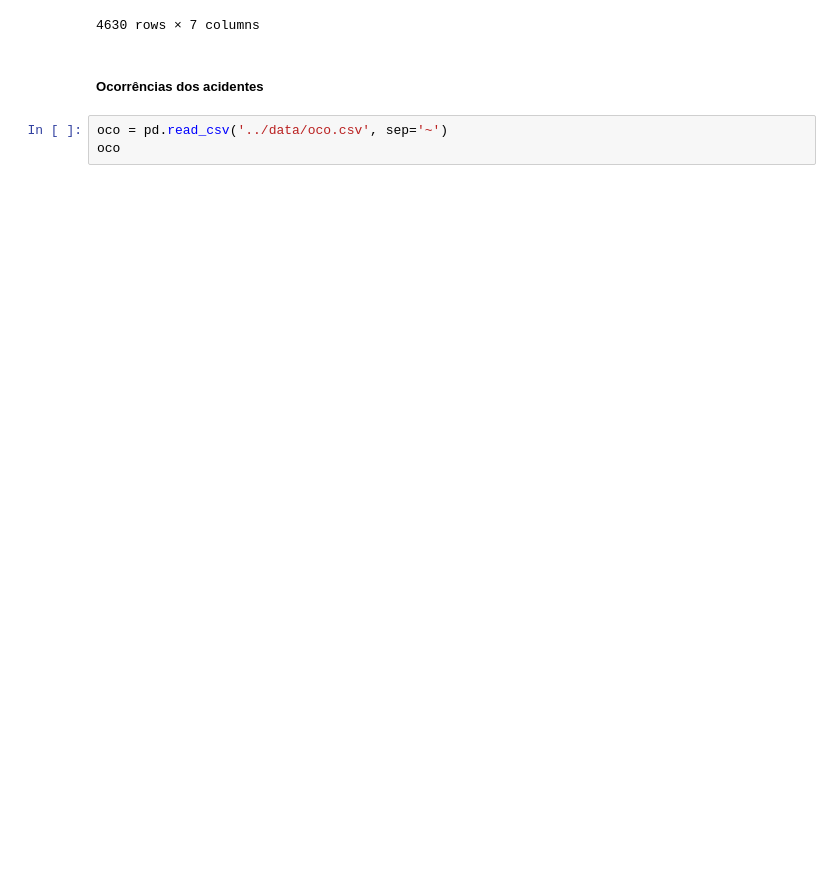
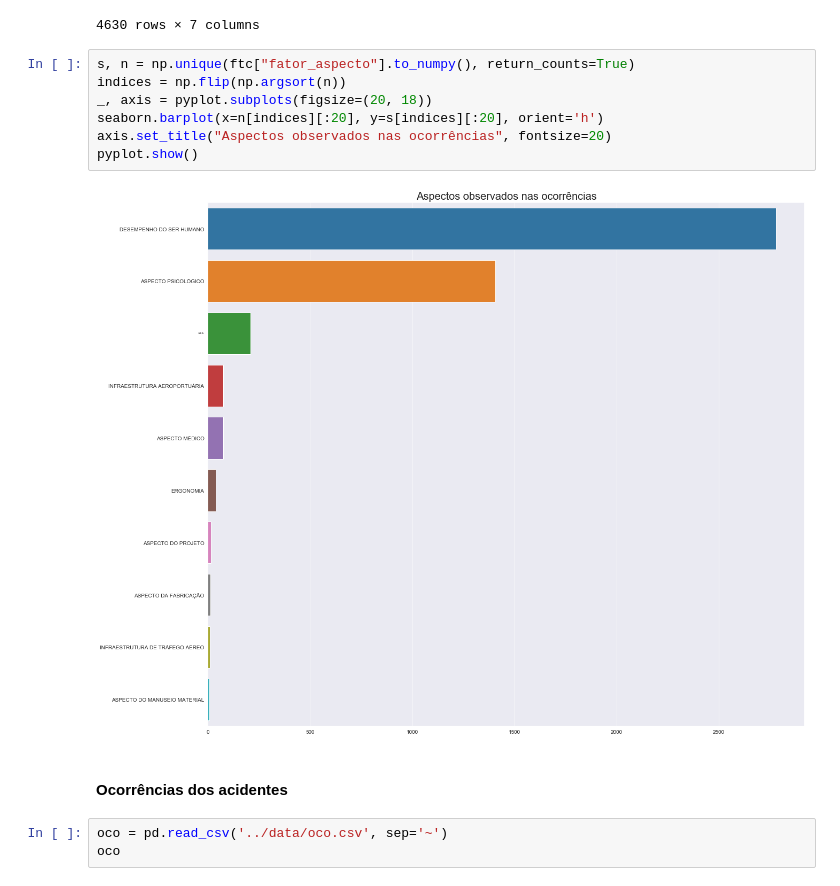
Before and after one commit to otavio-silva/IBD-TP2, a Jupyter notebook: code/TrabalhoPratico02.ipynb, the cells around one changed output. Drawn from its saved outputs; the diff is of its cells as text; blank space fills up the shorter version.

Commit message:
Adding plots and minor fixes

```diff
--- a/code/TrabalhoPratico02.ipynb
+++ b/code/TrabalhoPratico02.ipynb
@@ -109,8 +110,17 @@ ftc
 | 4628 | 201901141204402 | JULGAMENTO DE PILOTAGEM | DESEMPENHO DO SER HUMANO | OPERAÇÃO DA AERONAVE | FATOR OPERACIONAL | NaN | ... |
 | 4629 | 201901141204402 | POUCA EXPERIÊNCIA DO PILOTO | DESEMPENHO DO SER HUMANO | OPERAÇÃO DA AERONAVE | FATOR OPERACIONAL | NaN | ... |
 4630 rows × 7 columns
+# %%
+s, n = np.unique(ftc["fator_aspecto"].to_numpy(), return_counts=True)
+indices = np.flip(np.argsort(n))
+_, axis = pyplot.subplots(figsize=(20, 18))
+seaborn.barplot(x=n[indices][:20], y=s[indices][:20], orient='h')
+axis.set_title("Aspectos observados nas ocorrências", fontsize=20)
+pyplot.show()
+# %% [output]
+[figure, added]
 # %% [markdown]
-##### Ocorrências dos acidentes
+#### Ocorrências dos acidentes
 # %%
 oco = pd.read_csv('../data/oco.csv', sep='~')
 oco
```
Also changed, not shown: parts of 13 cells of this notebook, 1 other file.
